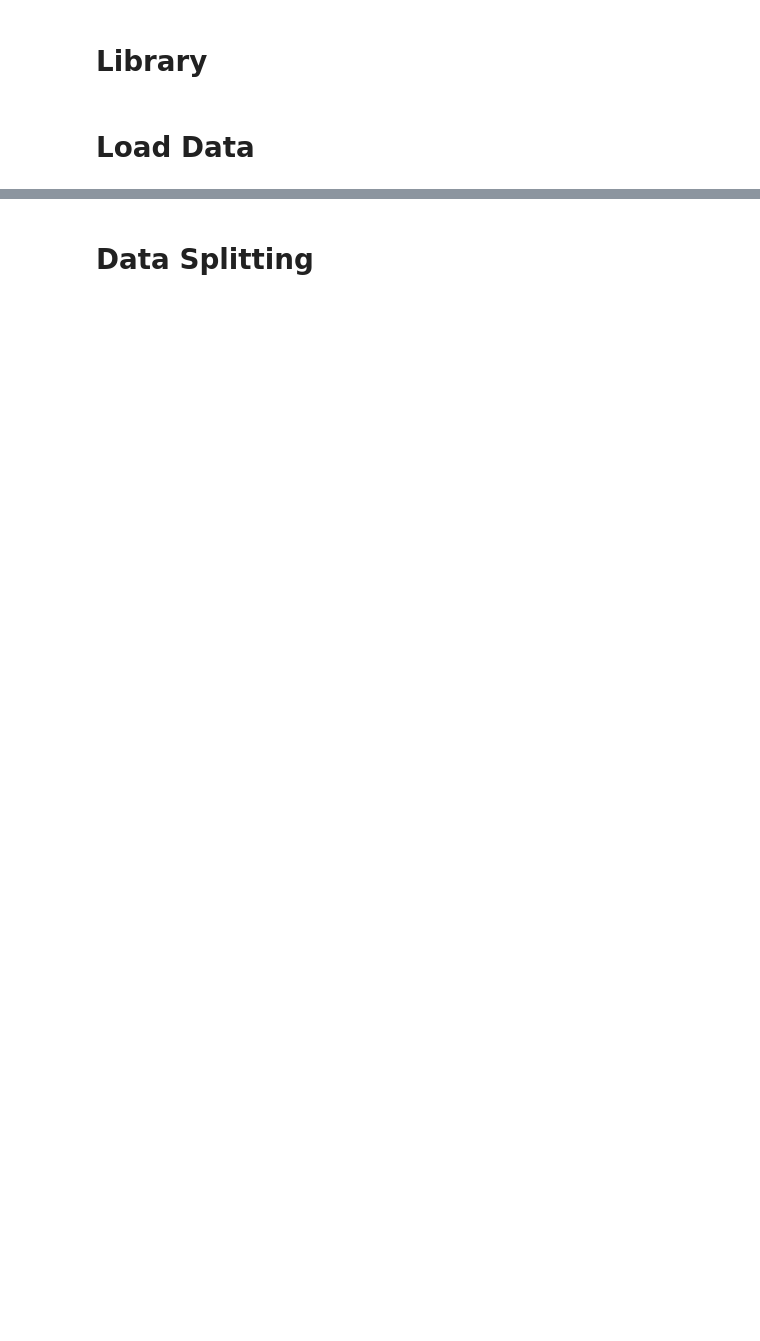
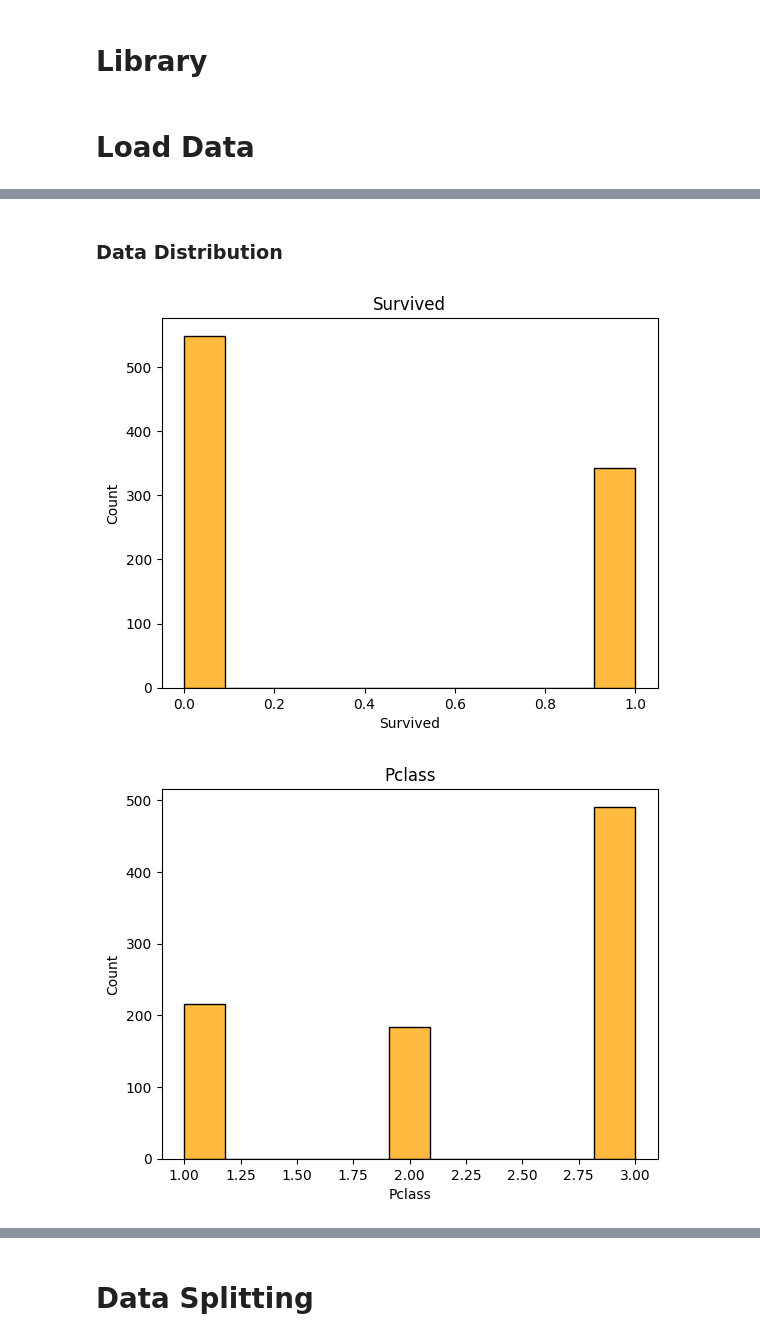
Before and after one commit to alphacrypto246/Titanic-Survival, a Jupyter notebook: main.ipynb, the cells around one changed output, grey strips where cells are left out. Saved outputs shown, nothing was run; the diff lists cells and outputs as text; code cells hidden in the pictures; blank space fills up the shorter version.

```diff
--- a/main.ipynb
+++ b/main.ipynb
@@ -35,2 +38,3 @@ df
 # %%
-df = df.drop(columns=['Name', 'Ticket', 'Cabin'])
+# Dropping Columns
+df = df.drop(columns=['Name', 'Ticket'])
@@ -36,0 +79,5 @@ df = df.drop(columns=['Name', 'Ticket', 'Cabin'])
+# %%
+# Checking for Garbage Values
+for i in df.select_dtypes('object').columns:
+    print(df[i].value_counts())
+    print("***" * 10)
@@ -36,0 +126,10 @@ df = df.drop(columns=['Name', 'Ticket', 'Cabin'])
+# %% [markdown]
+### Data Distribution
+# %%
+for i in df.select_dtypes(include='number').columns:
+    sns.histplot(data = df, x = i, color='orange')
+    plt.title(f"{i}")
+    plt.show()
+# %% [output]
+[figure, added]
+[figure, added]
```
Also changed, not shown: parts of 76 cells of this notebook.
